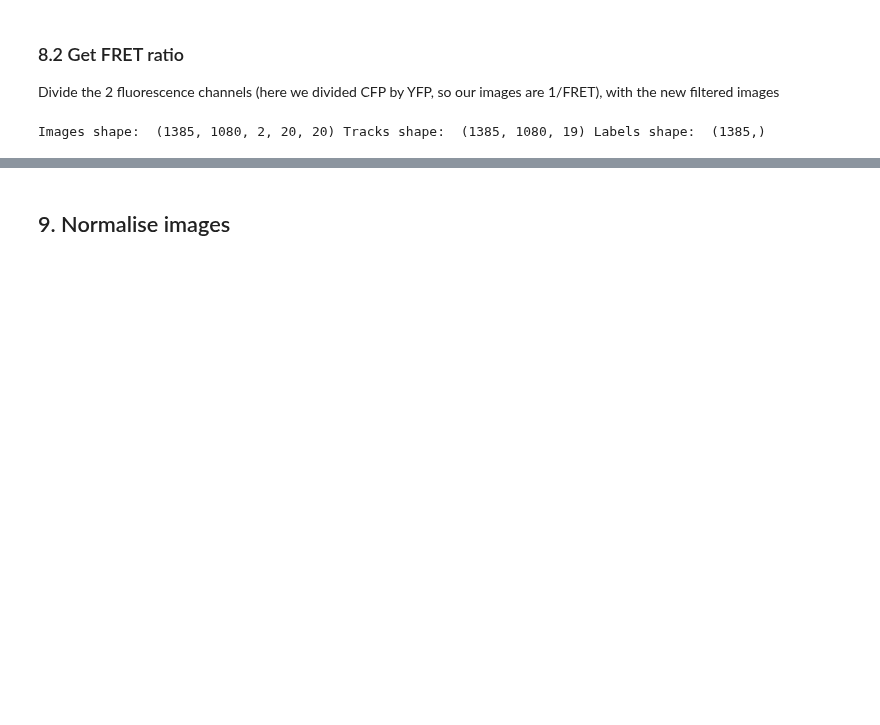
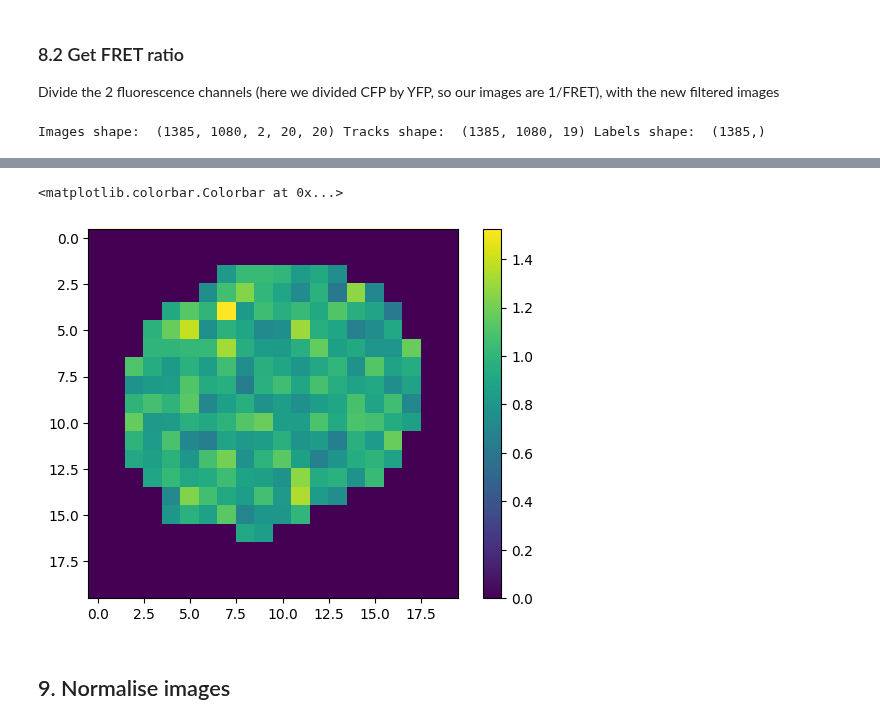
Before and after one commit to ComputationalMicroscopy4CellBio/AI4CellFate, a Jupyter notebook: notebooks/manuscript/data_preprocessing.ipynb, the cells around one changed output, grey strips where cells are left out. Drawn from its saved outputs; the diff is of its cells as text; code cells hidden in the pictures; blank space fills up the shorter version.

```diff
--- a/notebooks/manuscript/data_preprocessing.ipynb
+++ b/notebooks/manuscript/data_preprocessing.ipynb
@@ -330,0 +353,8 @@ fret_images = np.nan_to_num(fret_images, nan=0.0)
+# %%
+centered_images = center_cells(fret_images)
+
+plt.imshow(centered_images[0,0])
+plt.colorbar()
+# %% [output]
+<matplotlib.colorbar.Colorbar at 0x...>
+[figure, added]
```
Also changed, not shown: parts of 5 cells of this notebook, 2 other files.
